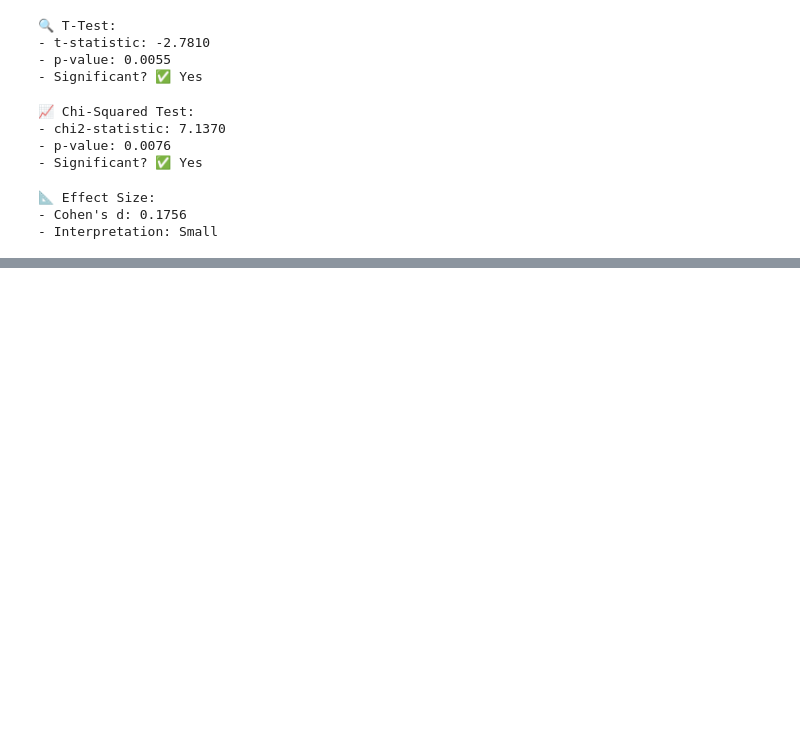
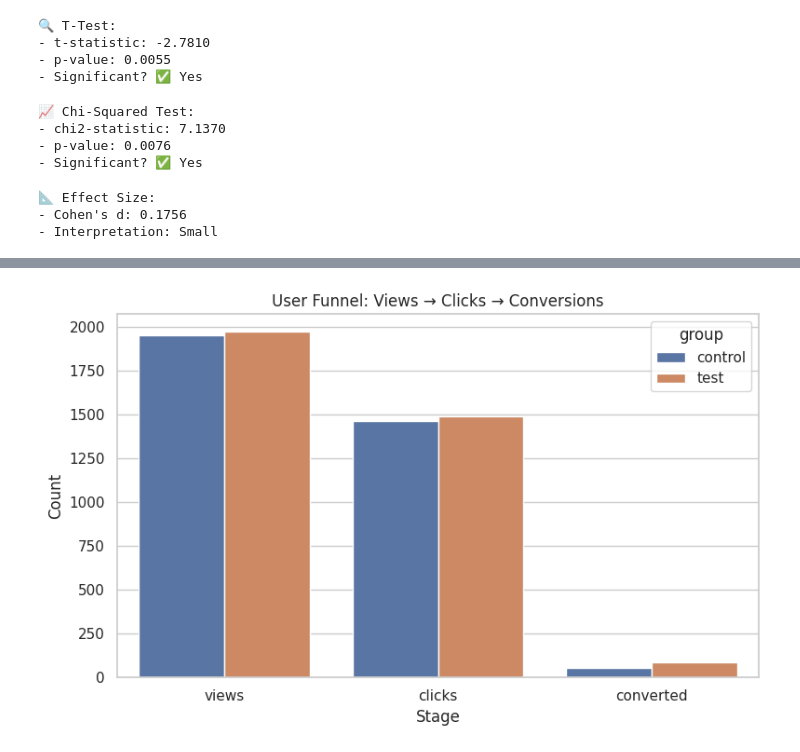
Before and after one commit to aliasgharmirhshai/A-B-Testing-Framework-for-Product-Feature-Optimization-, a Jupyter notebook: notebooks/main.ipynb, the cells around one changed output, grey strips where cells are left out. Cells and saved outputs as stored; diff of their text form; code cells hidden in the pictures; blank space fills up the shorter version.

```diff
--- a/notebooks/main.ipynb
+++ b/notebooks/main.ipynb
@@ -229,0 +168,12 @@ print(f"- Interpretation: {effect['interpretation']}")
+# %%
+funnel = df.groupby('group')[['views', 'clicks', 'converted']].sum().reset_index()
+
+funnel_data = funnel.melt(id_vars='group', var_name='Stage', value_name='Count')
+
+plt.figure(figsize=(8, 5))
+sns.barplot(x='Stage', y='Count', hue='group', data=funnel_data)
+plt.title("User Funnel: Views → Clicks → Conversions")
+plt.tight_layout()
+plt.show()
+# %% [output]
+[figure, added]
```
Also changed, not shown: parts of 24 cells of this notebook, 2 other files.
